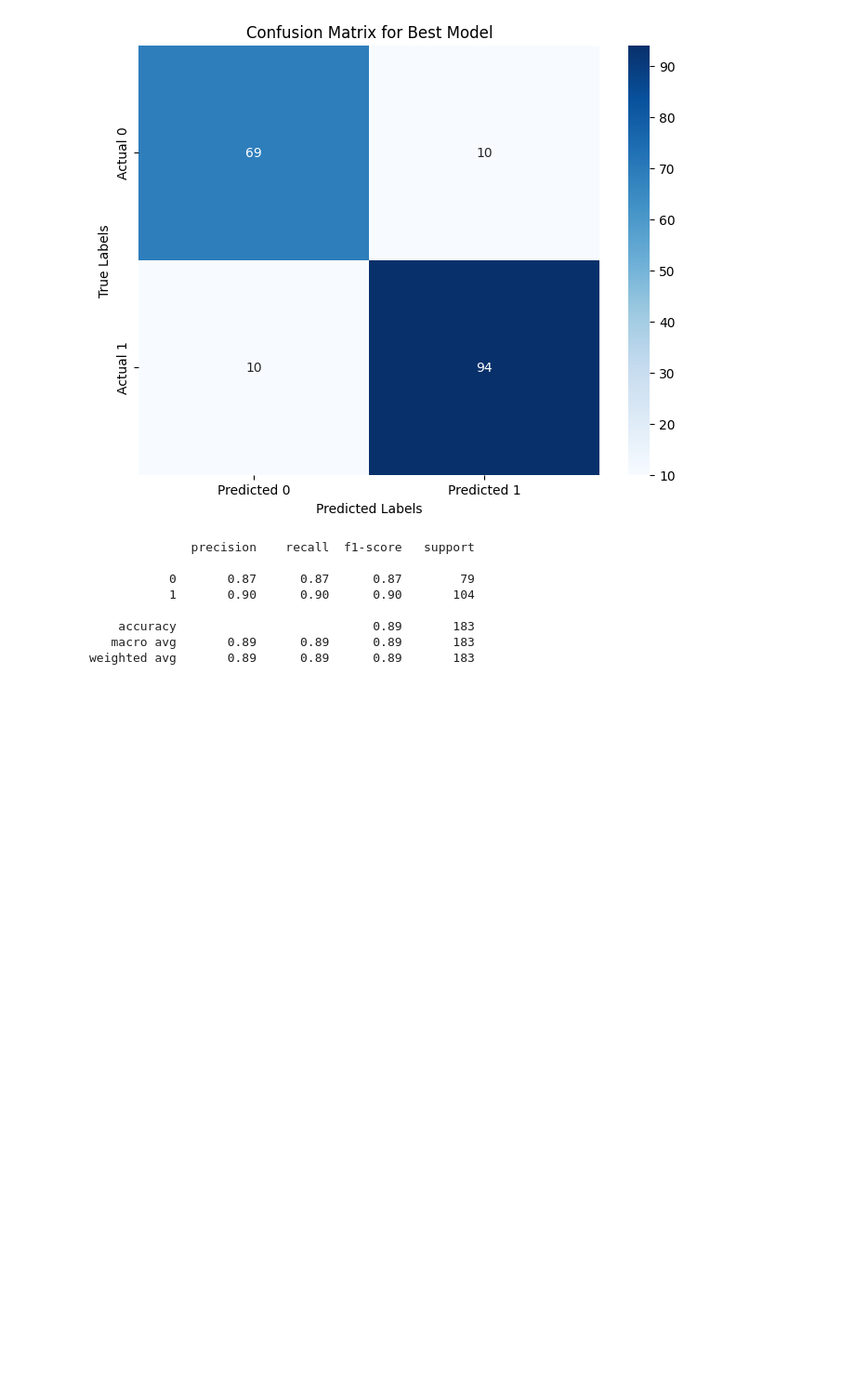
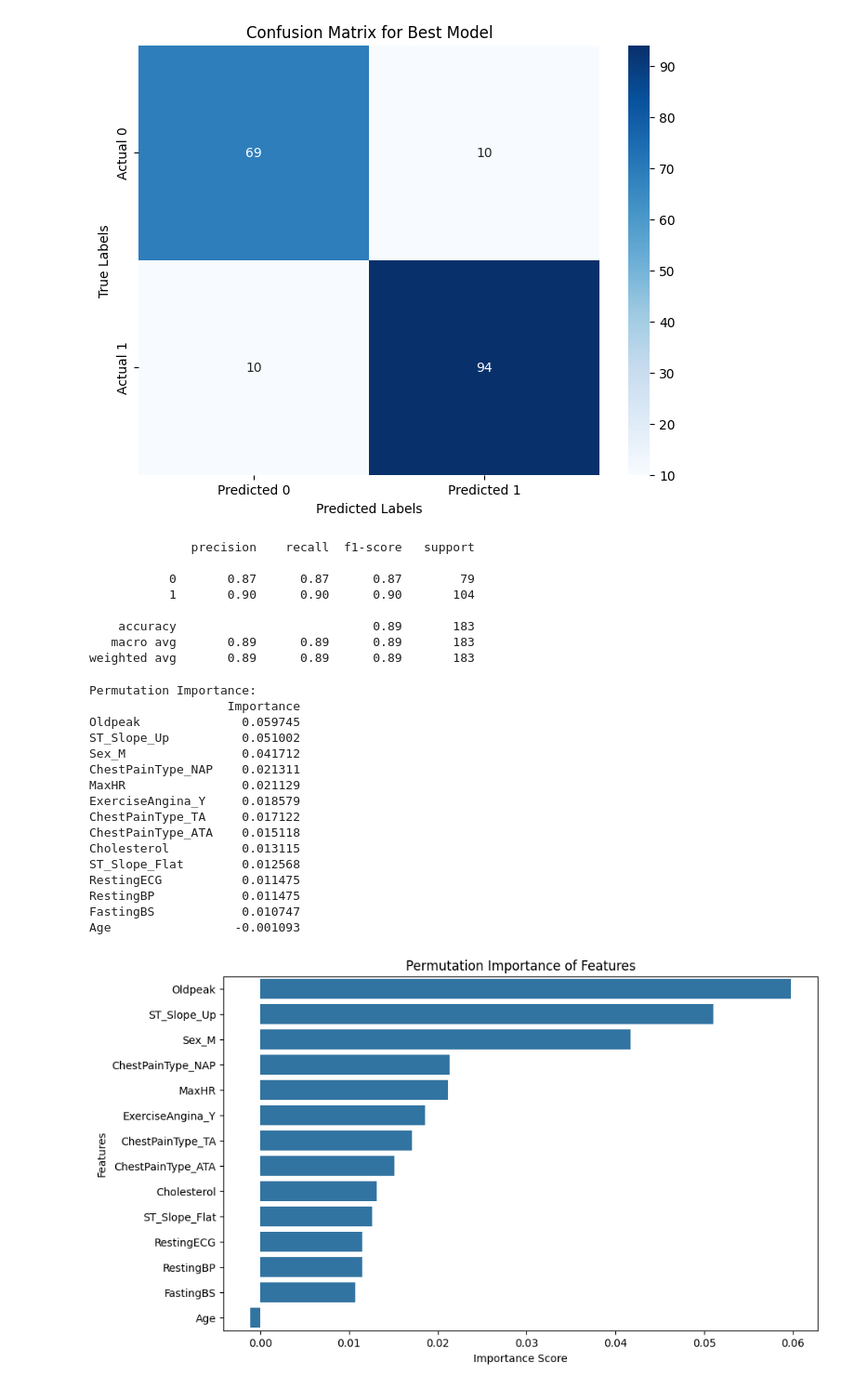
Before and after one commit to leonvsc/heartfailure, a Jupyter notebook: gradientBoosting.ipynb, the cells around one changed output. Shown at 93% size. Drawn from its saved outputs; the diff is of its cells as text; code cells hidden in the pictures; blank space fills up the shorter version.

Commit message:
Feat: Added permutation importance

```diff
--- a/gradientBoosting.ipynb
+++ b/gradientBoosting.ipynb
@@ -246,3 +247,39 @@ Actual 1           10           94
     accuracy                           0.89       183
    macro avg       0.89      0.89      0.89       183
 weighted avg       0.89      0.89      0.89       183
+# %%
+# Stap 9: Permutation Importance
+result = permutation_importance(best_model, X_test, y_test, n_repeats=30, random_state=42)
+
+# Zet de resultaten om in een DataFrame
+importance_df = pd.DataFrame(result.importances_mean, index=X.columns, columns=['Importance']).sort_values(by='Importance', ascending=False)
+
+# Print de permutation importance
+print("Permutation Importance:")
+print(importance_df)
+
+# Visualiseer de permutation importance
+plt.figure(figsize=(10, 6))
+sns.barplot(x=importance_df['Importance'], y=importance_df.index)
+plt.title('Permutation Importance of Features')
+plt.xlabel('Importance Score')
+plt.ylabel('Features')
+plt.show()
+# %% [output]
+Permutation Importance:
+                   Importance
+Oldpeak              0.059745
+ST_Slope_Up          0.051002
+Sex_M                0.041712
+ChestPainType_NAP    0.021311
+MaxHR                0.021129
+ExerciseAngina_Y     0.018579
+ChestPainType_TA     0.017122
+ChestPainType_ATA    0.015118
+Cholesterol          0.013115
+ST_Slope_Flat        0.012568
+RestingECG           0.011475
+RestingBP            0.011475
+FastingBS            0.010747
+Age                 -0.001093
+[figure, added]
```
Also changed, not shown: parts of 2 cells of this notebook, 1 other file.
